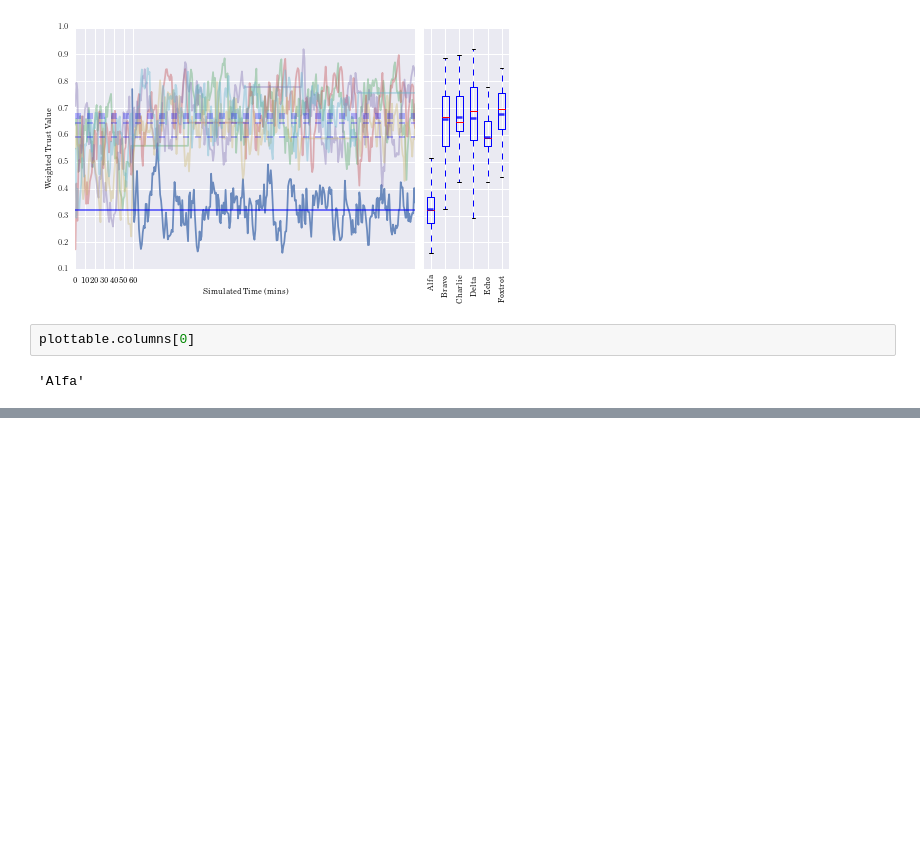
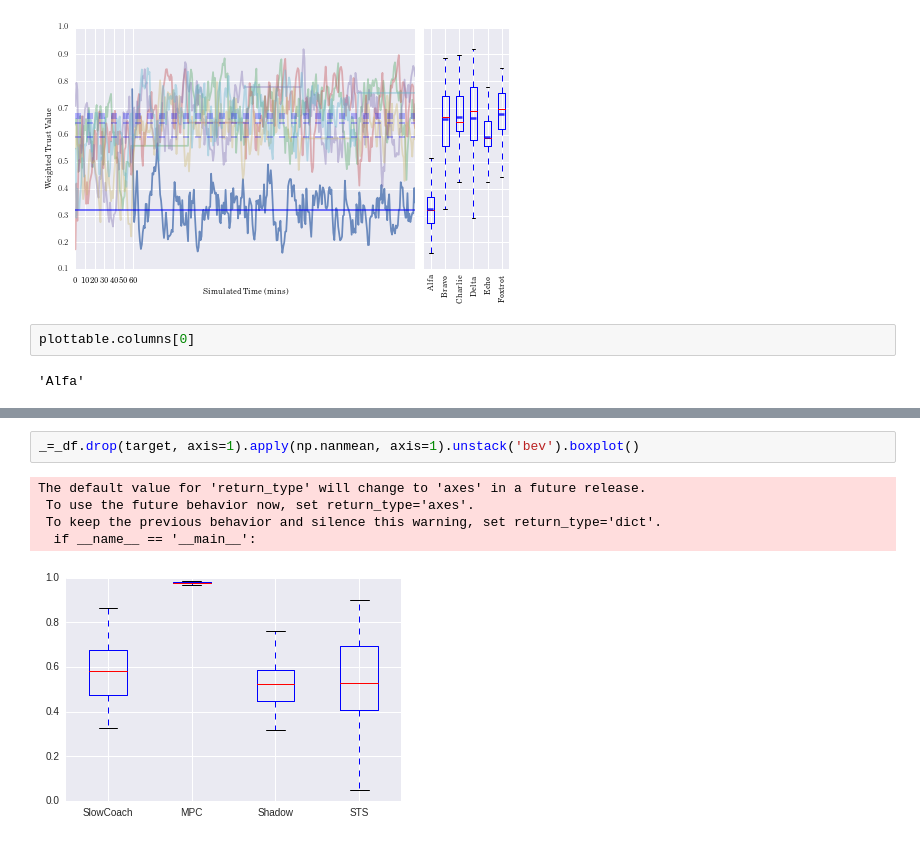
Before and after one commit to andrewbolster/aietes, a Jupyter notebook: scripts/notebooks/Chapters/Chapter 7.ipynb, the cells around one changed output, grey strips where cells are left out. Saved outputs shown, nothing was run; the diff lists cells and outputs as text; blank space fills up the shorter version.

```diff
--- a/scripts/notebooks/Chapters/Chapter 7.ipynb
+++ b/scripts/notebooks/Chapters/Chapter 7.ipynb
@@ -713,0 +699,8 @@ Rectangle(4.35,0;0.35x25)
+# %%
+_=_df.drop(target, axis=1).apply(np.nanmean, axis=1).unstack('bev').boxplot()
+# %% [output]
+The default value for 'return_type' will change to 'axes' in a future release.
+ To use the future behavior now, set return_type='axes'.
+ To keep the previous behavior and silence this warning, set return_type='dict'.
+  if __name__ == '__main__':
+[figure, added]
```
Also changed, not shown: parts of 23 cells of this notebook, 52 other files.
